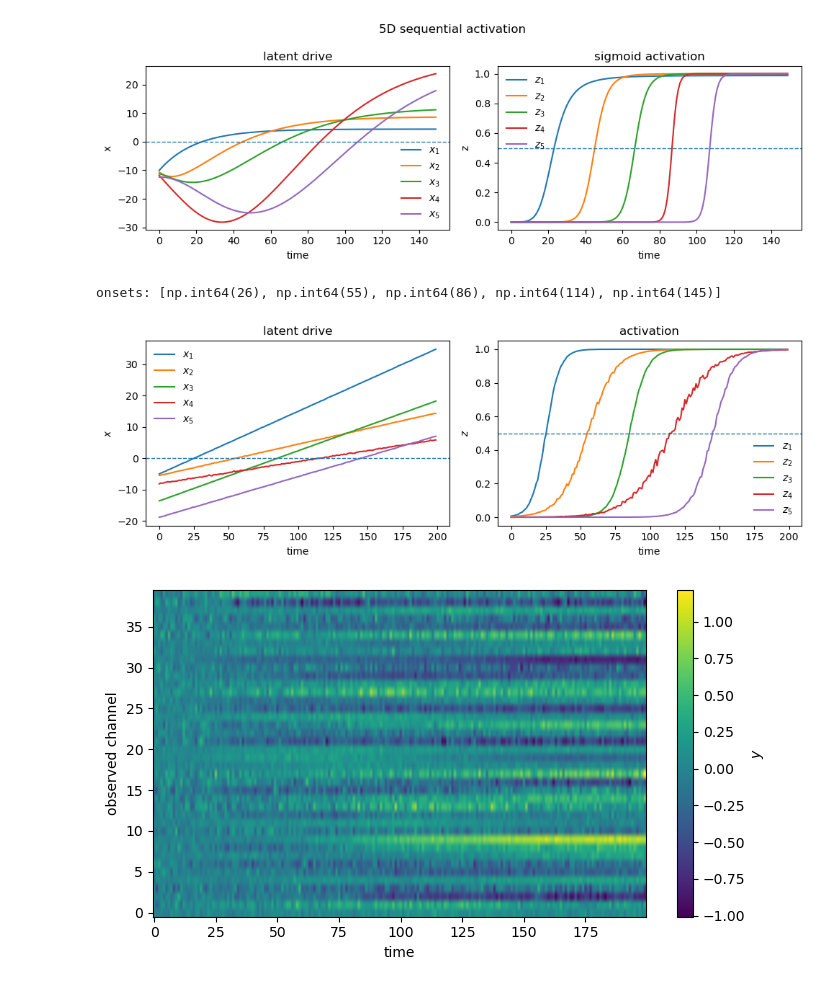
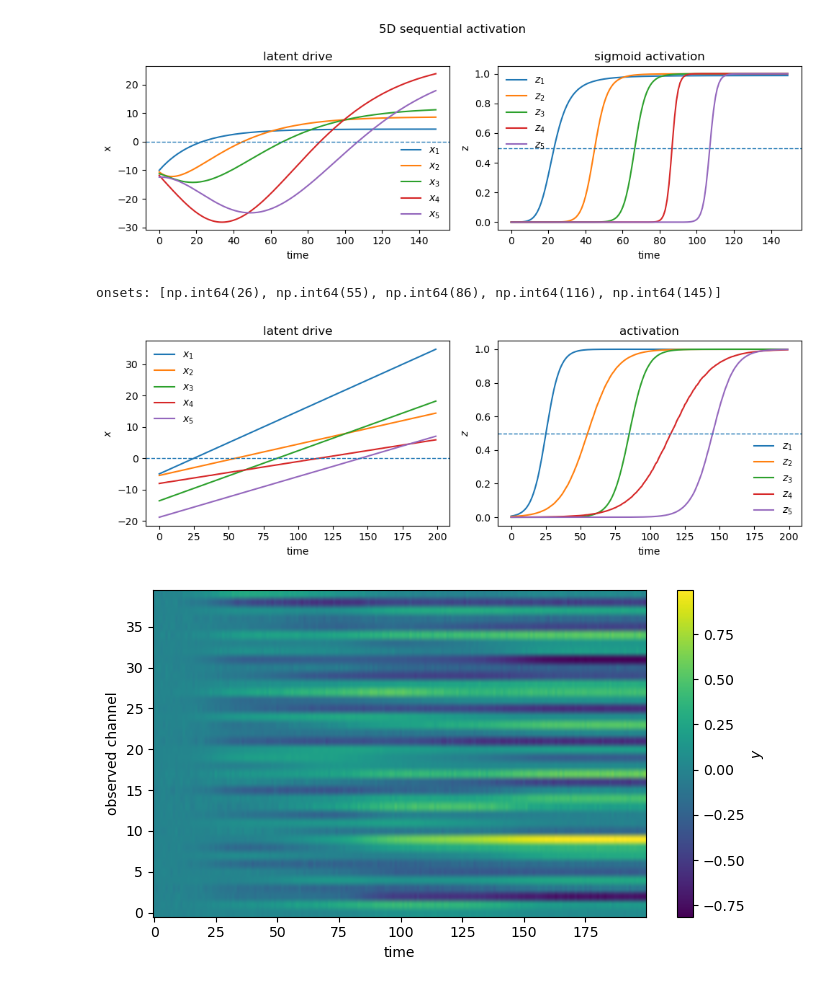
Before and after one commit to stootoon/sequential-sigmoidal-factor-analysis, a Jupyter notebook: sequential-ppca.ipynb, the cells around one changed output. Cells and saved outputs as stored; diff of their text form; code cells hidden in the pictures.

Commit message:
Update plots.

```diff
--- a/sequential-ppca.ipynb
+++ b/sequential-ppca.ipynb
@@ -517,36 +198,36 @@ C /= np.linalg.norm(C, axis=0, keepdims=True)
 p = np.array([0.95, 0.08, 0.08, 0.08, 0.08])
 b = np.zeros(K)
 
-obs_noise = rng.uniform(0.05, 0.20, size=N)
-latent_noise = np.array([0.03, 0.05, 0.02, 0.08, 0.04])
+obs_noise = rng.uniform(0.05, 0.20, size=N)*0.1
+latent_noise = np.array([0.03, 0.05, 0.02, 0.08, 0.04])*0.1
 
-model = SigmoidDynamicFactorModel(
+model = SSFA(
     p=p,
     b=b,
     C=C,
     obs_noise=obs_noise,
     latent_noise=latent_noise,
     seed=1,
 )
 
 onsets = np.array([25, 55, 85, 115, 145])
 slopes = np.array([0.20, 0.10, 0.16, 0.07, 0.13])
 
 data = model.generate(
     T=T,
     mode="onsets",
     onsets=onsets,
     slopes=slopes,
     latent_noise=latent_noise,
 )
 
 x, z, y = data["x"], data["z"], data["y"]
 
 print("onsets:", model.onset_times(x))
 
 model.plot_latents(x, z)
 model.plot_observations(y)
 # %% [output]
-onsets: [np.int64(26), np.int64(55), np.int64(86), np.int64(114), np.int64(145)]
+onsets: [np.int64(26), np.int64(55), np.int64(86), np.int64(116), np.int64(145)]
 [figure]
-[figure, old version]
+[figure, new version]
```
Also changed, not shown: parts of 11 cells of this notebook.
